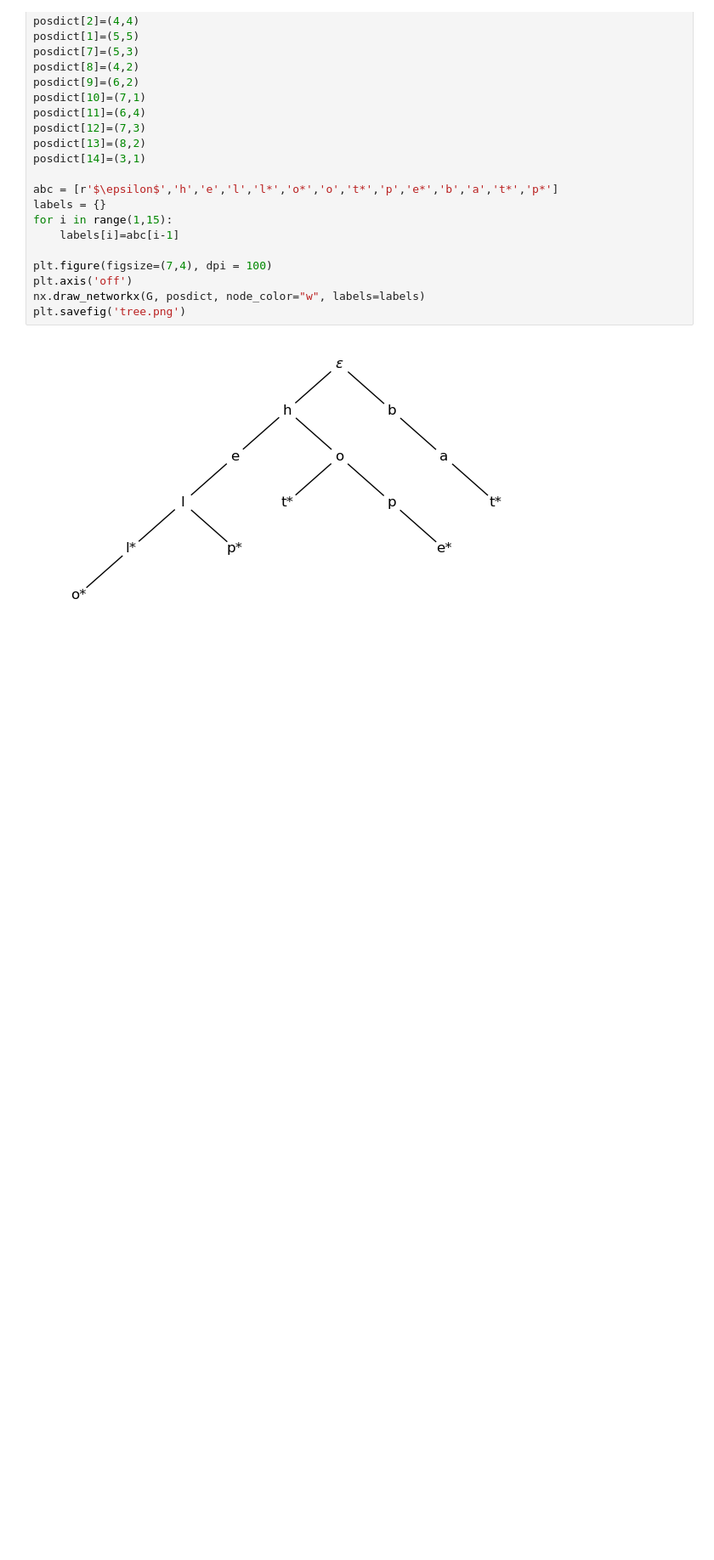
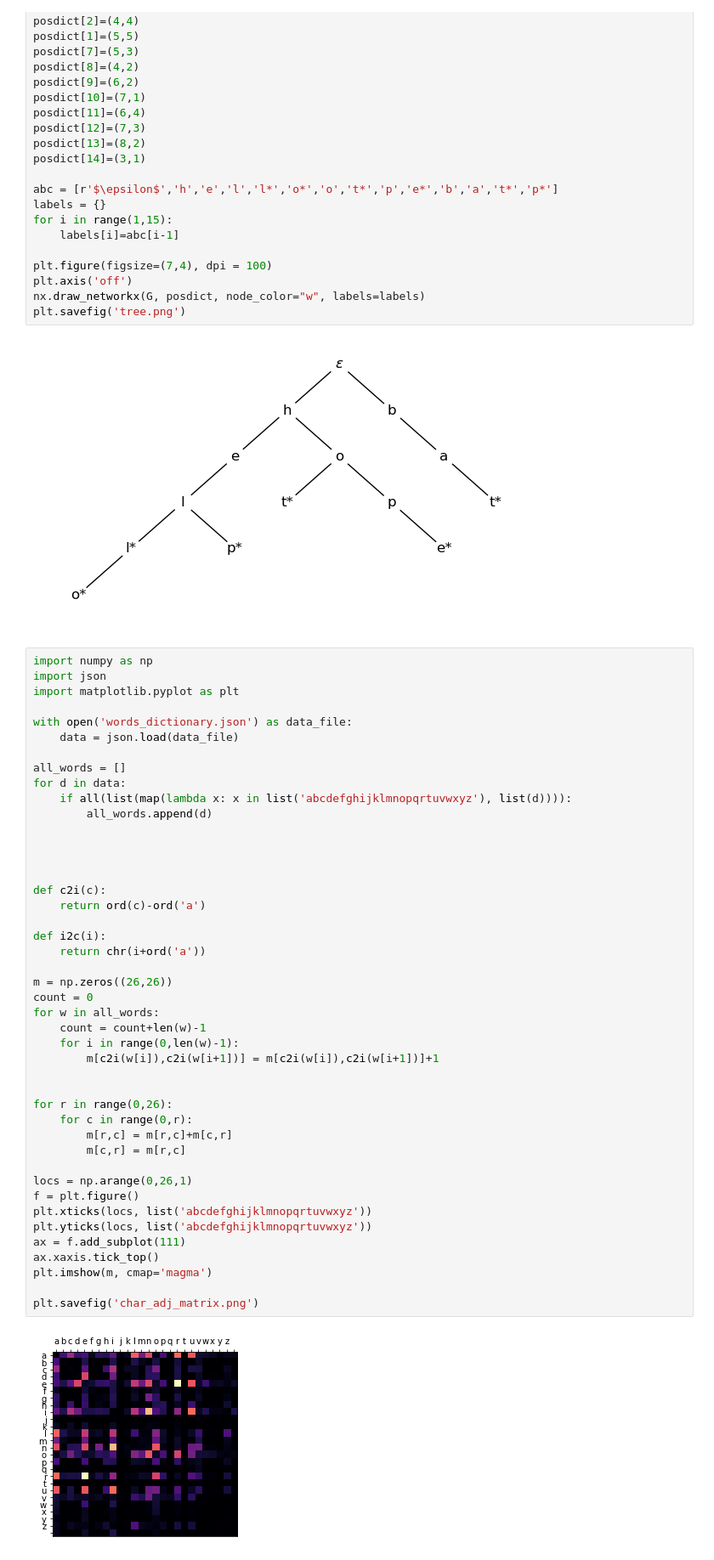
Before and after one commit to RiccardoCantoni/Boggle, a Jupyter notebook: pics.ipynb, the cells around one changed output. Shown: that part at 85% size. Drawn from its saved outputs; the diff is of its cells as text; blank space fills up the shorter version.

```diff
--- a/pics.ipynb
+++ b/pics.ipynb
@@ -83,3 +81,49 @@ nx.draw_networkx(G, posdict, node_color="w", labels=labels)
 plt.savefig('tree.png')
 # %% [output]
 [figure]
+# %%
+import numpy as np
+import json
+import matplotlib.pyplot as plt
+
+with open('words_dictionary.json') as data_file:
+    data = json.load(data_file)
+
+all_words = []
+for d in data:
+    if all(list(map(lambda x: x in list('abcdefghijklmnopqrtuvwxyz'), list(d)))):
+        all_words.append(d)
+
+
+
+
+def c2i(c):
+    return ord(c)-ord('a')
+
+def i2c(i):
+    return chr(i+ord('a'))
+
+m = np.zeros((26,26))
+count = 0
+for w in all_words:
+    count = count+len(w)-1
+    for i in range(0,len(w)-1):
+        m[c2i(w[i]),c2i(w[i+1])] = m[c2i(w[i]),c2i(w[i+1])]+1
+
+
+for r in range(0,26):
+    for c in range(0,r):
+        m[r,c] = m[r,c]+m[c,r]
+        m[c,r] = m[r,c]
+
+locs = np.arange(0,26,1)
+f = plt.figure()
+plt.xticks(locs, list('abcdefghijklmnopqrtuvwxyz'))
+plt.yticks(locs, list('abcdefghijklmnopqrtuvwxyz'))
+ax = f.add_subplot(111)
+ax.xaxis.tick_top()
+plt.imshow(m, cmap='magma')
+
+plt.savefig('char_adj_matrix.png')
+# %% [output]
+[figure, added]
```
Also changed, not shown: parts of 2 cells of this notebook.
